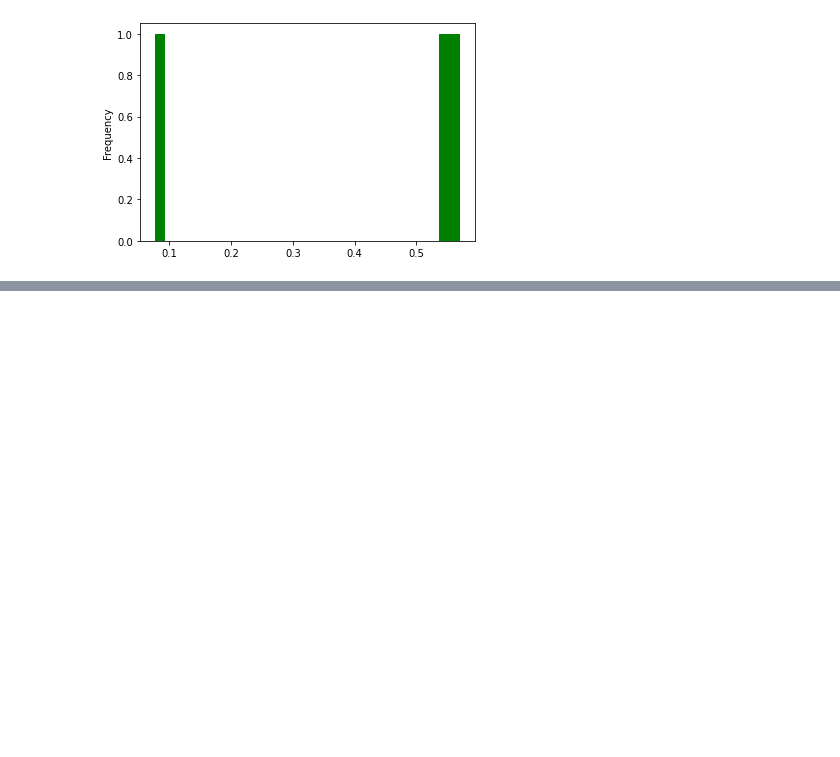
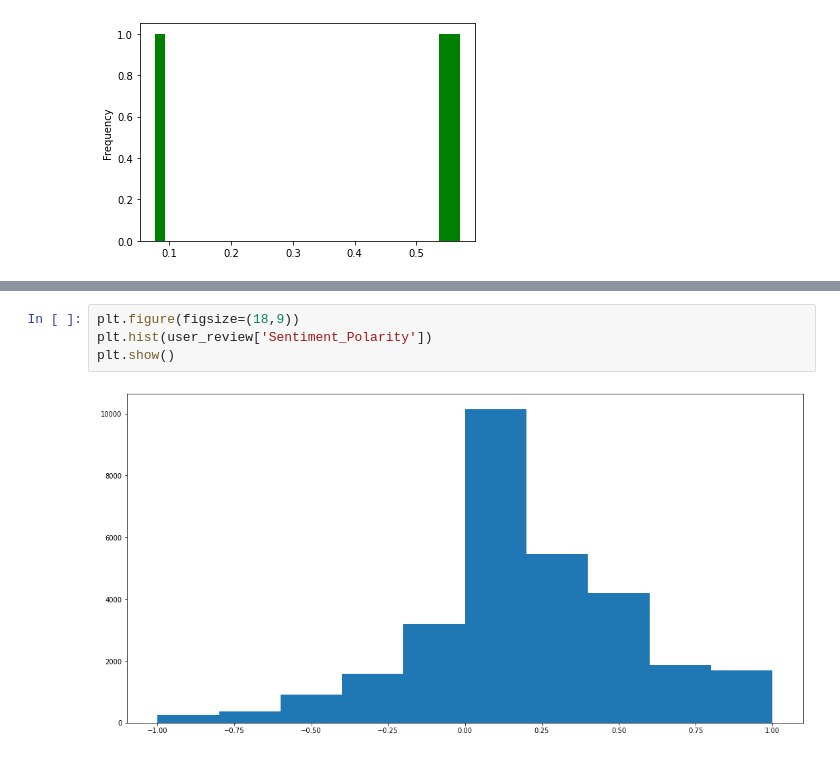
Before and after one commit to Aman7Rathore/Play-Store-App-Analysis, a Jupyter notebook: Play_Store_App_Review_Analysis_Capstone_Project.ipynb, the cells around one changed output, grey strips where cells are left out. Drawn from its saved outputs; the diff is of its cells as text; blank space fills up the shorter version.

```diff
--- a/Play_Store_App_Review_Analysis_Capstone_Project.ipynb
+++ b/Play_Store_App_Review_Analysis_Capstone_Project.ipynb
@@ -334,0 +338,6 @@ user_review.groupby('Sentiment')['Sentiment_Subjectivity'].agg(np.mean).plot(kin
+# %%
+plt.figure(figsize=(18,9))
+plt.hist(user_review['Sentiment_Polarity'])
+plt.show()
+# %% [output]
+[figure, added]
```
Also changed, not shown: parts of 5 cells of this notebook.
